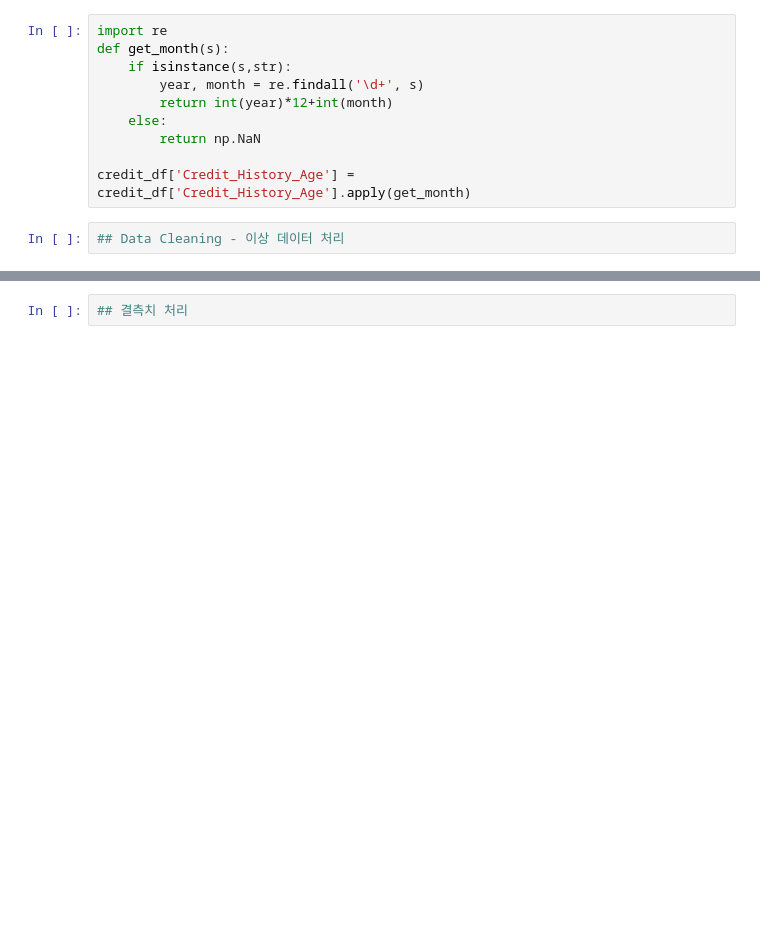
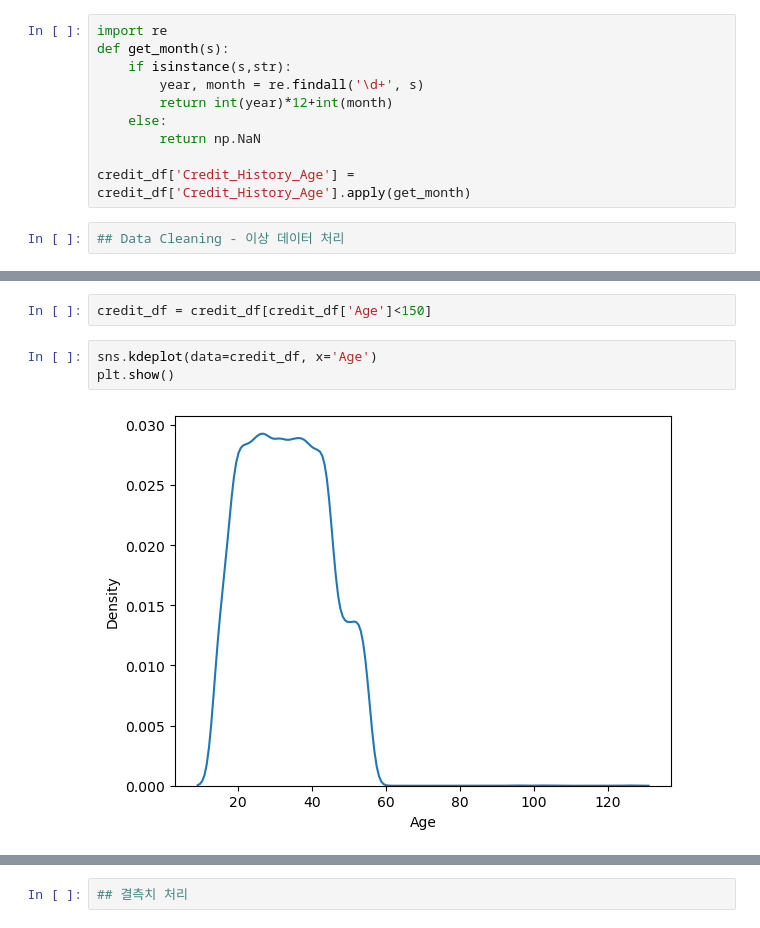
Before and after one commit to sajacaros/bootcamp_playground, a Jupyter notebook: 파이썬으로할수있는모든것/part6/ch06_LightGBM.ipynb, the cells around one changed output, grey strips where cells are left out. Drawn from its saved outputs; the diff is of its cells as text; blank space fills up the shorter version.

```diff
--- a/파이썬으로할수있는모든것/part6/ch06_LightGBM.ipynb
+++ b/파이썬으로할수있는모든것/part6/ch06_LightGBM.ipynb
@@ -213,0 +289,7 @@ credit_df['Credit_History_Age'] = credit_df['Credit_History_Age'].apply(get_mont
+# %%
+credit_df = credit_df[credit_df['Age']<150]
+# %%
+sns.kdeplot(data=credit_df, x='Age')
+plt.show()
+# %% [output]
+[figure, added]
```
Also changed, not shown: parts of 128 cells of this notebook, 3 other files.
